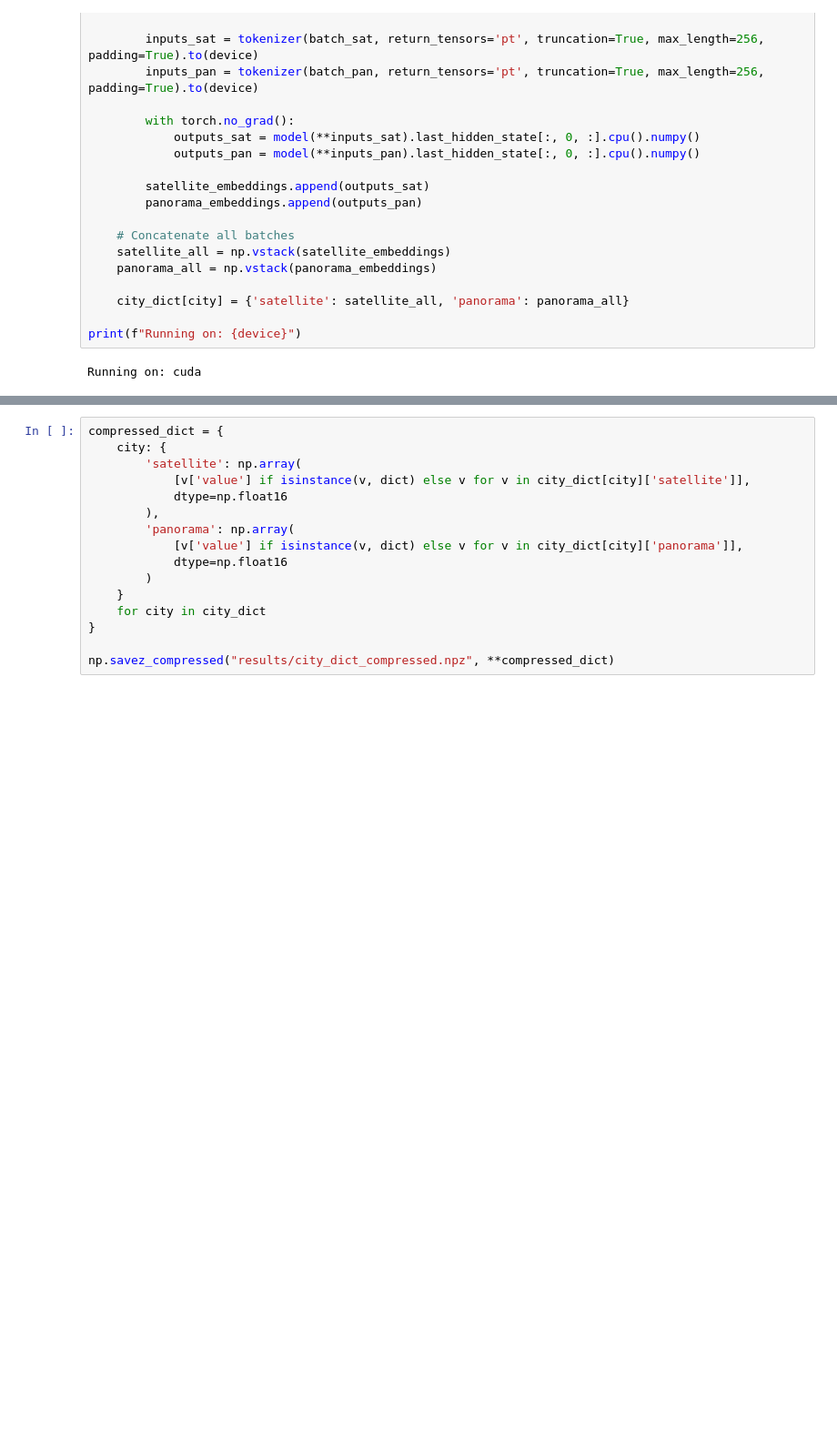
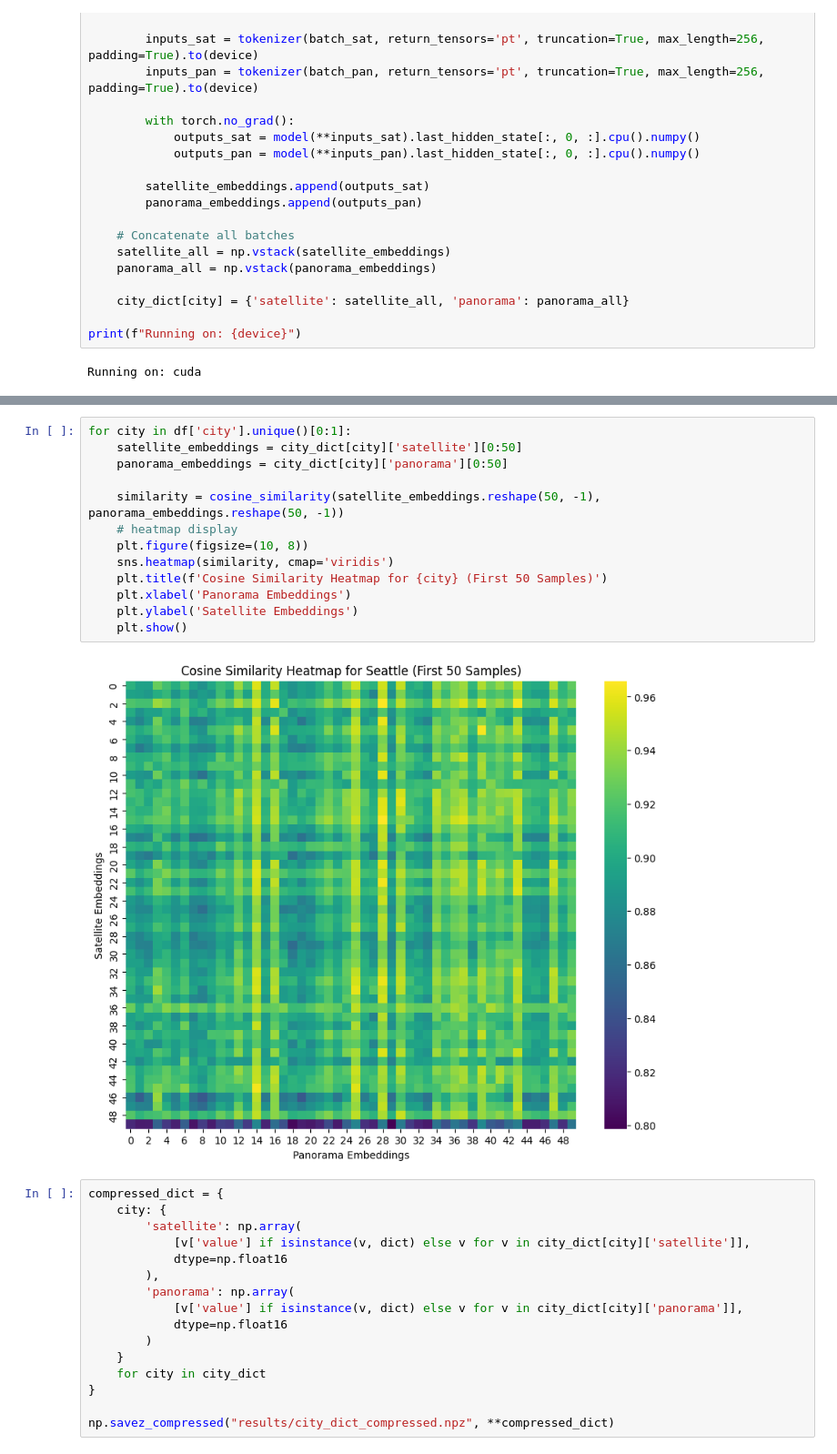
Before and after one commit to marszzibros/Natural_Language_Processing_Final_Project, a Jupyter notebook: sentiment_analysis.ipynb, the cells around one changed output, grey strips where cells are left out. Shown at 91% size. Saved outputs shown, nothing was run; the diff lists cells and outputs as text; blank space fills up the shorter version.

```diff
--- a/sentiment_analysis.ipynb
+++ b/sentiment_analysis.ipynb
@@ -431,3 +479,18 @@ Running on: cuda
+# %%
+for city in df['city'].unique()[0:1]:
+    satellite_embeddings = city_dict[city]['satellite'][0:50]
+    panorama_embeddings = city_dict[city]['panorama'][0:50]
+
+    similarity = cosine_similarity(satellite_embeddings.reshape(50, -1), panorama_embeddings.reshape(50, -1))
+    # heatmap display
+    plt.figure(figsize=(10, 8))
+    sns.heatmap(similarity, cmap='viridis')
+    plt.title(f'Cosine Similarity Heatmap for {city} (First 50 Samples)')
+    plt.xlabel('Panorama Embeddings')
+    plt.ylabel('Satellite Embeddings')
+    plt.show()
+# %% [output]
+[figure, added]
 # %%
 compressed_dict = {
     city: {
```
Also changed, not shown: parts of 2 cells of this notebook.
